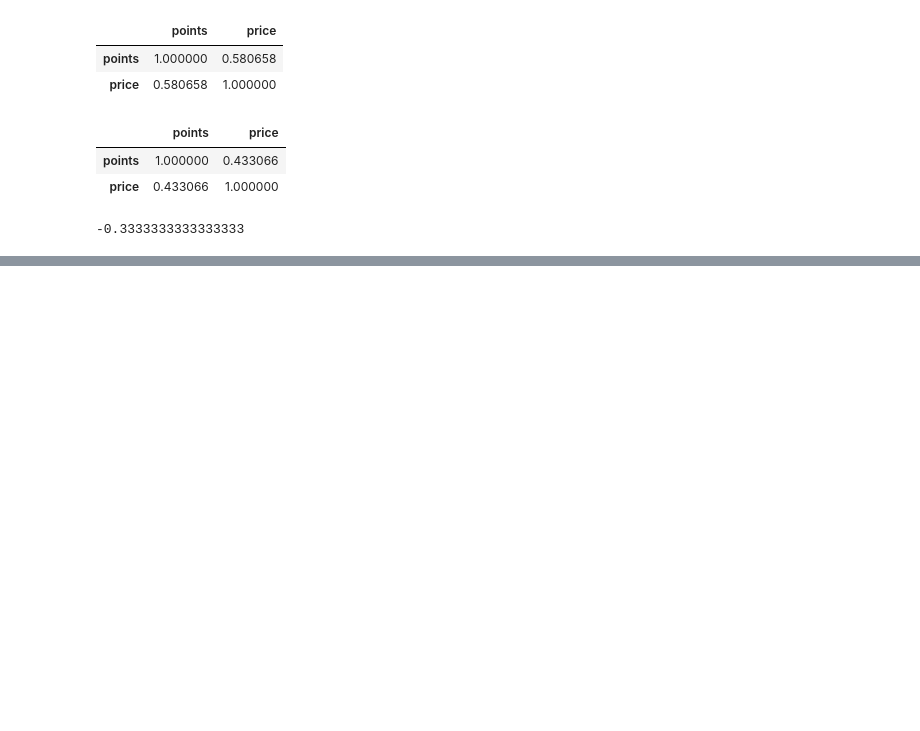
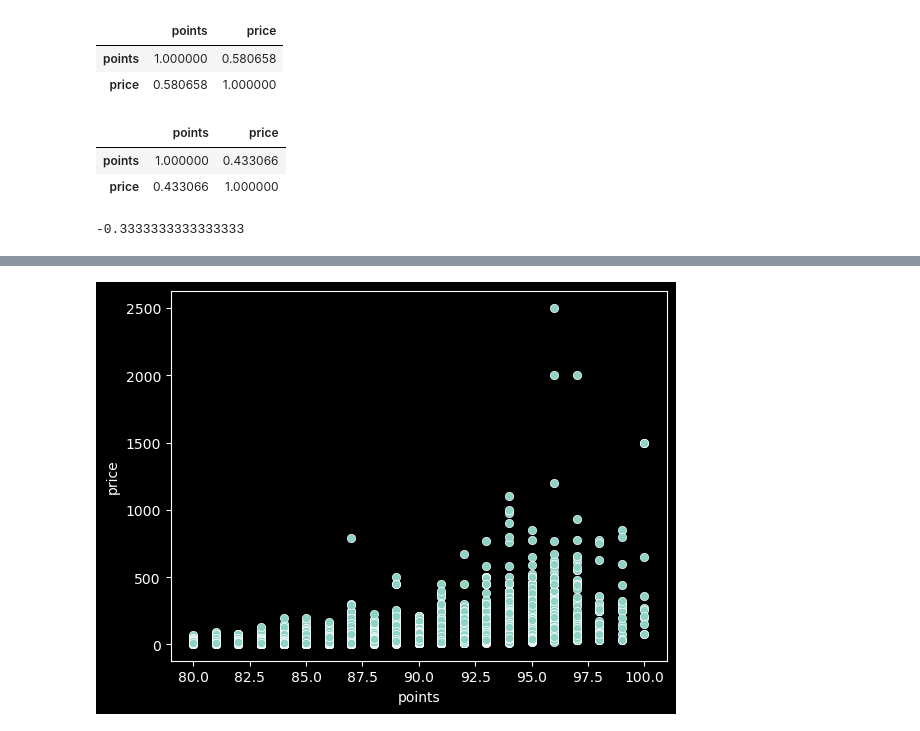
Before and after one commit to thetitorenko/ds_stuff, a Jupyter notebook: eda/eda.ipynb, the cells around one changed output, grey strips where cells are left out. Saved outputs shown, nothing was run; the diff lists cells and outputs as text; code cells hidden in the pictures; blank space fills up the shorter version.

```diff
--- a/eda/eda.ipynb
+++ b/eda/eda.ipynb
@@ -130,0 +130,4 @@ get_correlation(df, num_cols, multicorr_edge=0.3, heatmap=True);
+# %%
+sns.scatterplot(df, x='points', y='price');
+# %% [output]
+[figure, added]
```
Also changed, not shown: parts of 16 cells of this notebook, 2 other files.
